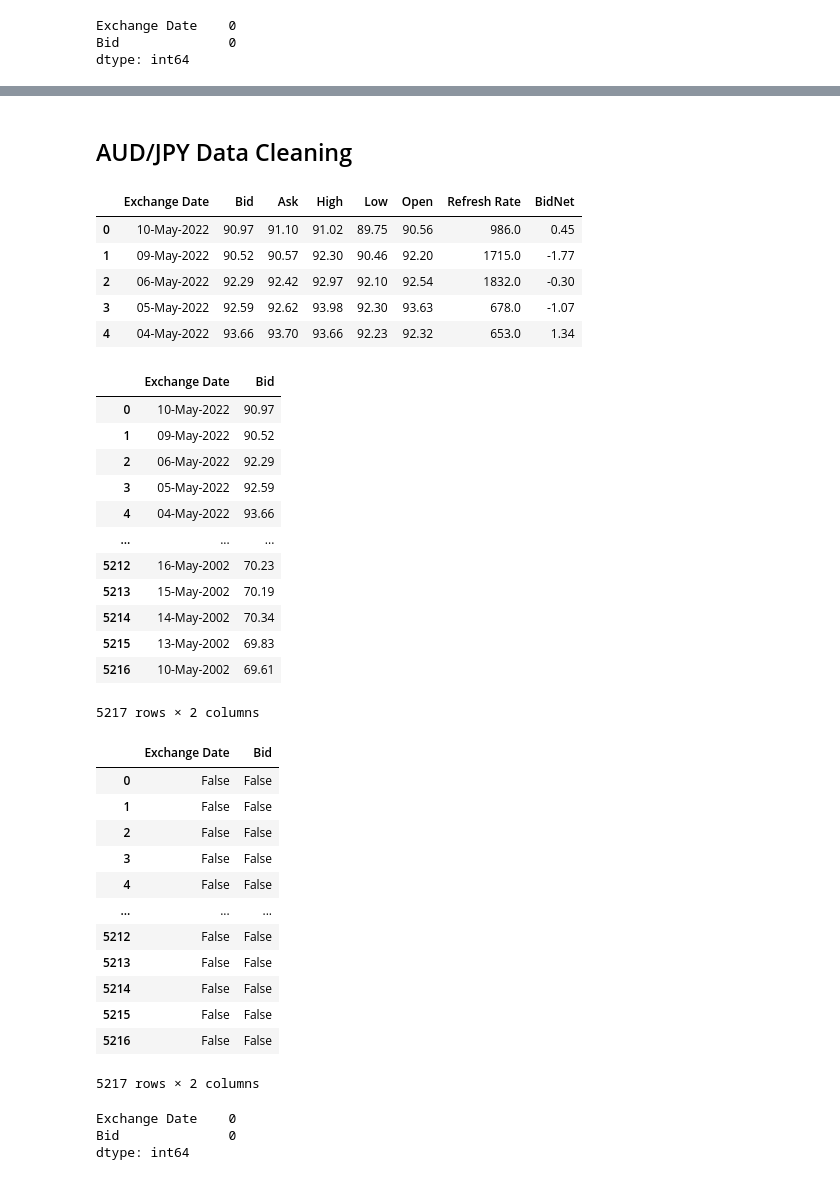
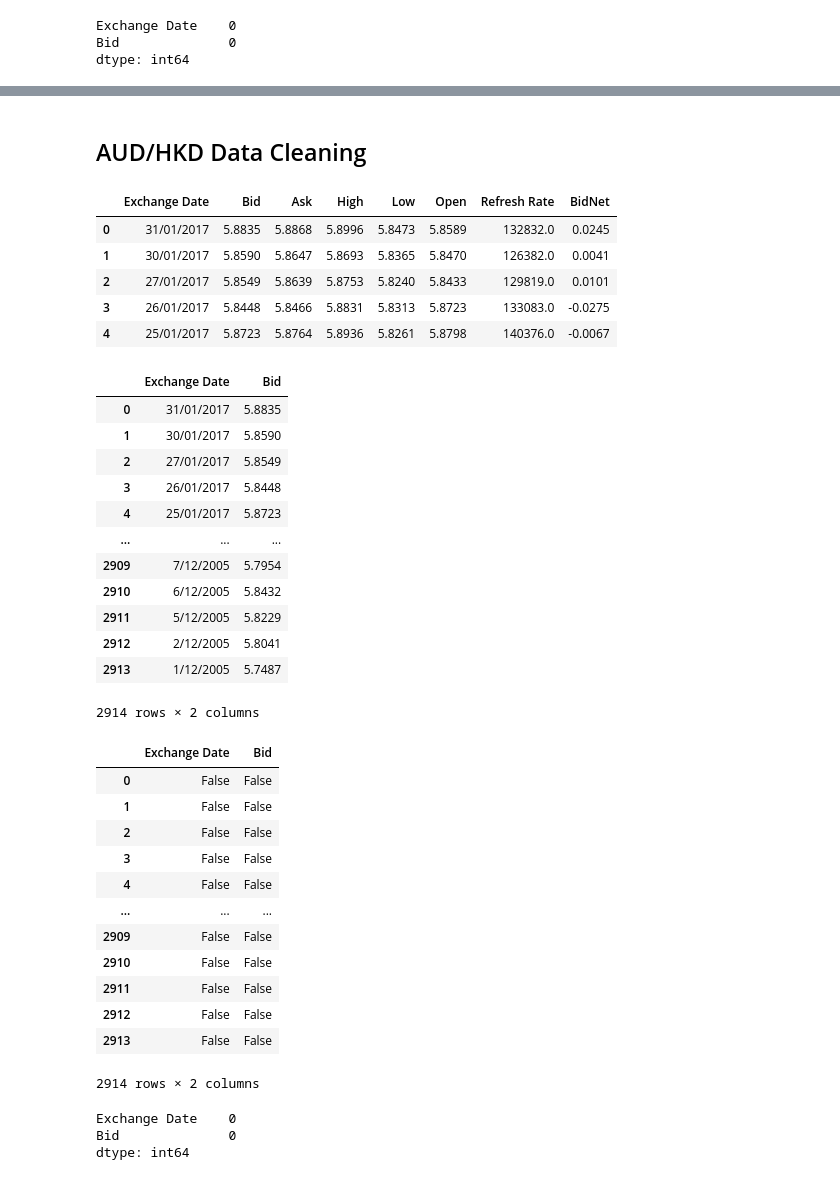
Before and after one commit to Gosper23/Australian-Interest-Rate-Analysis, a Jupyter notebook: currency_cleaning.ipynb, the cells around one changed output, grey strips where cells are left out. Drawn from its saved outputs; the diff is of its cells as text; code cells hidden in the pictures.

```diff
--- a/currency_cleaning.ipynb
+++ b/currency_cleaning.ipynb
@@ -214,36 +212,36 @@ Length: 5217, dtype: bool
 # %% [markdown]
-## AUD/JPY Data Cleaning
+## AUD/HKD Data Cleaning
 # %%
-csv_path = Path("Fin Data/AUDJPY.csv")
-jpy_aud = pd.read_csv(csv_path, header=0)
-jpy_aud.head()
+csv_path = Path("Fin Data/AUDHKD.csv")
+aud_hdk = pd.read_csv(csv_path, header=0)
+aud_hdk.head()
 # %% [output]
 |  | Exchange Date | Bid | Ask | High | Low | Open | Refresh Rate | BidNet |
-| 0 | 10-May-2022 | 90.97 | 91.10 | 91.02 | 89.75 | 90.56 | 986.0 | 0.45 |
-| 1 | 09-May-2022 | 90.52 | 90.57 | 92.30 | 90.46 | 92.20 | 1715.0 | -1.77 |
-| 2 | 06-May-2022 | 92.29 | 92.42 | 92.97 | 92.10 | 92.54 | 1832.0 | -0.30 |
-| 3 | 05-May-2022 | 92.59 | 92.62 | 93.98 | 92.30 | 93.63 | 678.0 | -1.07 |
-| 4 | 04-May-2022 | 93.66 | 93.70 | 93.66 | 92.23 | 92.32 | 653.0 | 1.34 |
+| 0 | 31/01/2017 | 5.8835 | 5.8868 | 5.8996 | 5.8473 | 5.8589 | 132832.0 | 0.0245 |
+| 1 | 30/01/2017 | 5.8590 | 5.8647 | 5.8693 | 5.8365 | 5.8470 | 126382.0 | 0.0041 |
+| 2 | 27/01/2017 | 5.8549 | 5.8639 | 5.8753 | 5.8240 | 5.8433 | 129819.0 | 0.0101 |
+| 3 | 26/01/2017 | 5.8448 | 5.8466 | 5.8831 | 5.8313 | 5.8723 | 133083.0 | -0.0275 |
+| 4 | 25/01/2017 | 5.8723 | 5.8764 | 5.8936 | 5.8261 | 5.8798 | 140376.0 | -0.0067 |
 # %%
-jpy_aud.drop(columns=['Ask','High','Low','Open','Refresh Rate','BidNet'], axis=1, inplace=True)
-jpy_aud
+aud_hdk.drop(columns=['Ask','High','Low','Open','Refresh Rate','BidNet'], axis=1, inplace=True)
+aud_hdk
 # %% [output]
 |  | Exchange Date | Bid |
-| 0 | 10-May-2022 | 90.97 |
-| 1 | 09-May-2022 | 90.52 |
-| 2 | 06-May-2022 | 92.29 |
-| 3 | 05-May-2022 | 92.59 |
-| 4 | 04-May-2022 | 93.66 |
+| 0 | 31/01/2017 | 5.8835 |
+| 1 | 30/01/2017 | 5.8590 |
+| 2 | 27/01/2017 | 5.8549 |
+| 3 | 26/01/2017 | 5.8448 |
+| 4 | 25/01/2017 | 5.8723 |
 | ... | ... | ... |
-| 5212 | 16-May-2002 | 70.23 |
-| 5213 | 15-May-2002 | 70.19 |
-| 5214 | 14-May-2002 | 70.34 |
-| 5215 | 13-May-2002 | 69.83 |
-| 5216 | 10-May-2002 | 69.61 |
+| 2909 | 7/12/2005 | 5.7954 |
+| 2910 | 6/12/2005 | 5.8432 |
+| 2911 | 5/12/2005 | 5.8229 |
+| 2912 | 2/12/2005 | 5.8041 |
+| 2913 | 1/12/2005 | 5.7487 |
-5217 rows × 2 columns
+2914 rows × 2 columns
 # %%
 # Check for null values
-jpy_aud.isnull()
+aud_hdk.isnull()
 # %% [output]
 |  | Exchange Date | Bid |
 | 0 | False | False |
@@ -252,11 +250,11 @@ jpy_aud.isnull()
 | 3 | False | False |
 | 4 | False | False |
 | ... | ... | ... |
-| 5212 | False | False |
-| 5213 | False | False |
-| 5214 | False | False |
-| 5215 | False | False |
-| 5216 | False | False |
+| 2909 | False | False |
+| 2910 | False | False |
+| 2911 | False | False |
+| 2912 | False | False |
+| 2913 | False | False |
-5217 rows × 2 columns
+2914 rows × 2 columns
 # %%
 # Determine number of nulls
```
Also changed, not shown: parts of 37 cells of this notebook, 10 other files.
